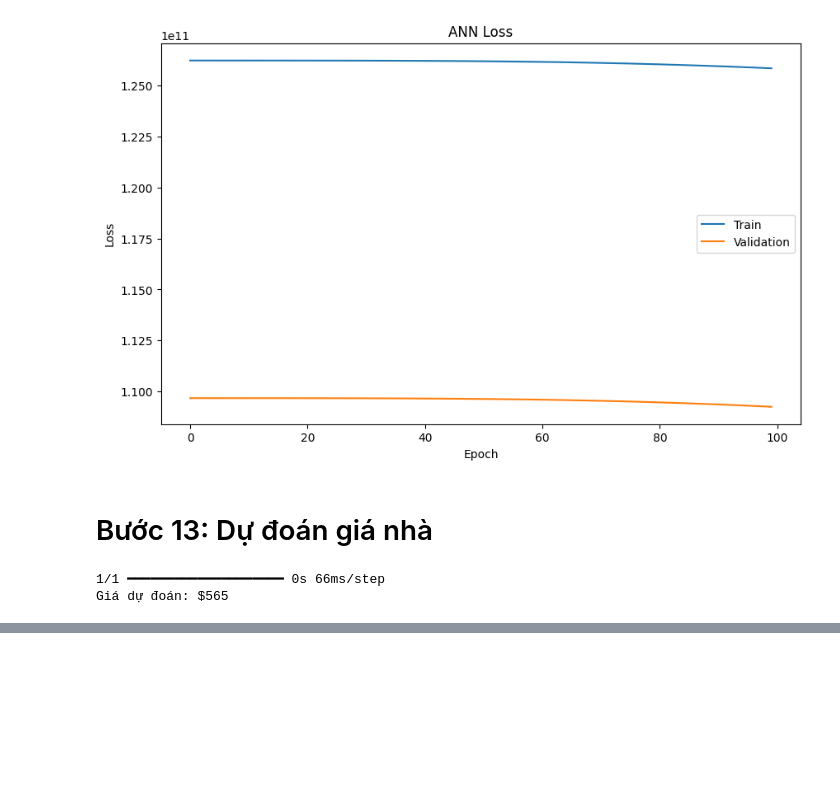
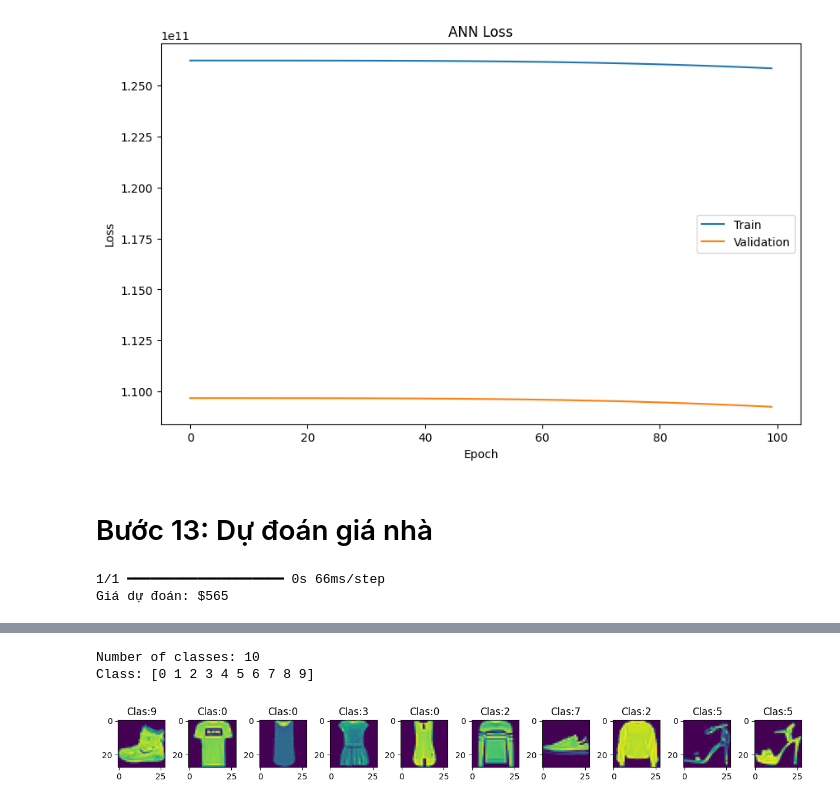
Before and after one commit to hst8486-collab/thuc-hanh--deep-learning, a Jupyter notebook: Bài_thực_hành_tuần_2.ipynb, the cells around one changed output, grey strips where cells are left out. Saved outputs shown, nothing was run; the diff lists cells and outputs as text; code cells hidden in the pictures; blank space fills up the shorter version.

```diff
--- a/Bài_thực_hành_tuần_2.ipynb
+++ b/Bài_thực_hành_tuần_2.ipynb
@@ -875,0 +903,7 @@ Giá dự đoán: $565
+# %%
+# tải bộ mnist fashion dataset
+fashion = tf.keras.datasets.fashion_mnist
+
+(X_train, y_train), (X_test, y_test) = fashion.load_data()
+
+print(X_train.shape, y_train.shape, X_test.shape, y_test.shape)
@@ -875,0 +920,24 @@ Giá dự đoán: $565
+# %%
+X_train = X_train.reshape(60000, 784)
+X_test = X_test.reshape(10000, 784)
+
+minmax = MinMaxScaler()
+
+X_train = minmax.fit_transform(X_train)
+X_test = minmax.transform(X_test)
+
+print('Number of classes:', len(np.unique(y_train)))
+print('Class:', np.unique(y_train))
+# %% [output]
+Number of classes: 10
+Class: [0 1 2 3 4 5 6 7 8 9]
+# %%
+fig, axes = plt.subplots(nrows=1, ncols=10, figsize=(15, 5))
+ax = axes.ravel()
+for i in range(10):
+  ax[i].imshow(X_train[i].reshape(28,28))
+  ax[i].title.set_text('Clas:'+str(y_train[i]))
+plt.subplots_adjust(wspace=0.5)
+plt.show()
+# %% [output]
+[figure, added]
```
Also changed, not shown: parts of 17 cells of this notebook.
